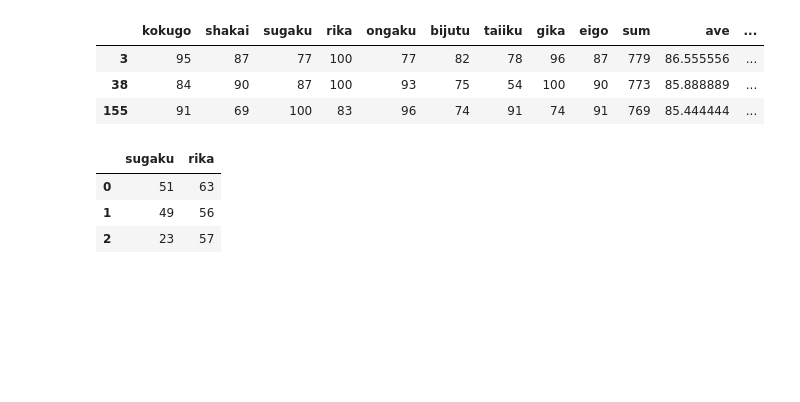
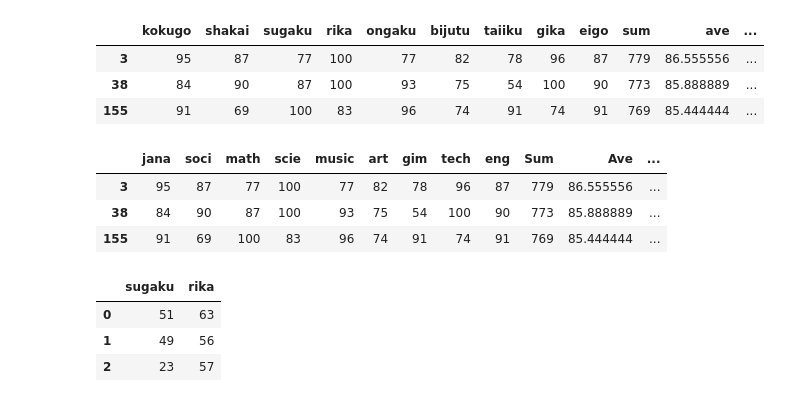
Before and after one commit to sohdacafe/Machine_Learning, a Jupyter notebook: PCA_test_score.ipynb, the cells around one changed output. Drawn from its saved outputs; the diff is of its cells as text; code cells hidden in the pictures; blank space fills up the shorter version.

```diff
--- a/PCA_test_score.ipynb
+++ b/PCA_test_score.ipynb
@@ -41,12 +41,22 @@ df.head(3)
 | 1 | 39 | 21 | 49 | 56 | 70 | 72 | 56 | 63 | 16 | 442 | 49.111111 | ... |
 | 2 | 29 | 30 | 23 | 57 | 69 | 76 | 33 | 54 | 6 | 377 | 41.888889 | ... |
 # %%
-df[df['ave']>85]
+df_top = df[df['ave']>85]
+df_top
 # %% [output]
 |  | kokugo | shakai | sugaku | rika | ongaku | bijutu | taiiku | gika | eigo | sum | ave | ... |
 | 3 | 95 | 87 | 77 | 100 | 77 | 82 | 78 | 96 | 87 | 779 | 86.555556 | ... |
 | 38 | 84 | 90 | 87 | 100 | 93 | 75 | 54 | 100 | 90 | 773 | 85.888889 | ... |
 | 155 | 91 | 69 | 100 | 83 | 96 | 74 | 91 | 74 | 91 | 769 | 85.444444 | ... |
+# %%
+columns = ['jana', 'soci', 'math', 'scie', 'music', 'art', 'gim', 'tech', 'eng', 'Sum', 'Ave', 'Std']
+df_top.columns = columns
+df_top
+# %% [output]
+|  | jana | soci | math | scie | music | art | gim | tech | eng | Sum | Ave | ... |
+| 3 | 95 | 87 | 77 | 100 | 77 | 82 | 78 | 96 | 87 | 779 | 86.555556 | ... |
+| 38 | 84 | 90 | 87 | 100 | 93 | 75 | 54 | 100 | 90 | 773 | 85.888889 | ... |
+| 155 | 91 | 69 | 100 | 83 | 96 | 74 | 91 | 74 | 91 | 769 | 85.444444 | ... |
 # %%
 df[['sugaku','rika']].head(3)
 # %% [output]
```
Also changed, not shown: parts of 5 cells of this notebook.
